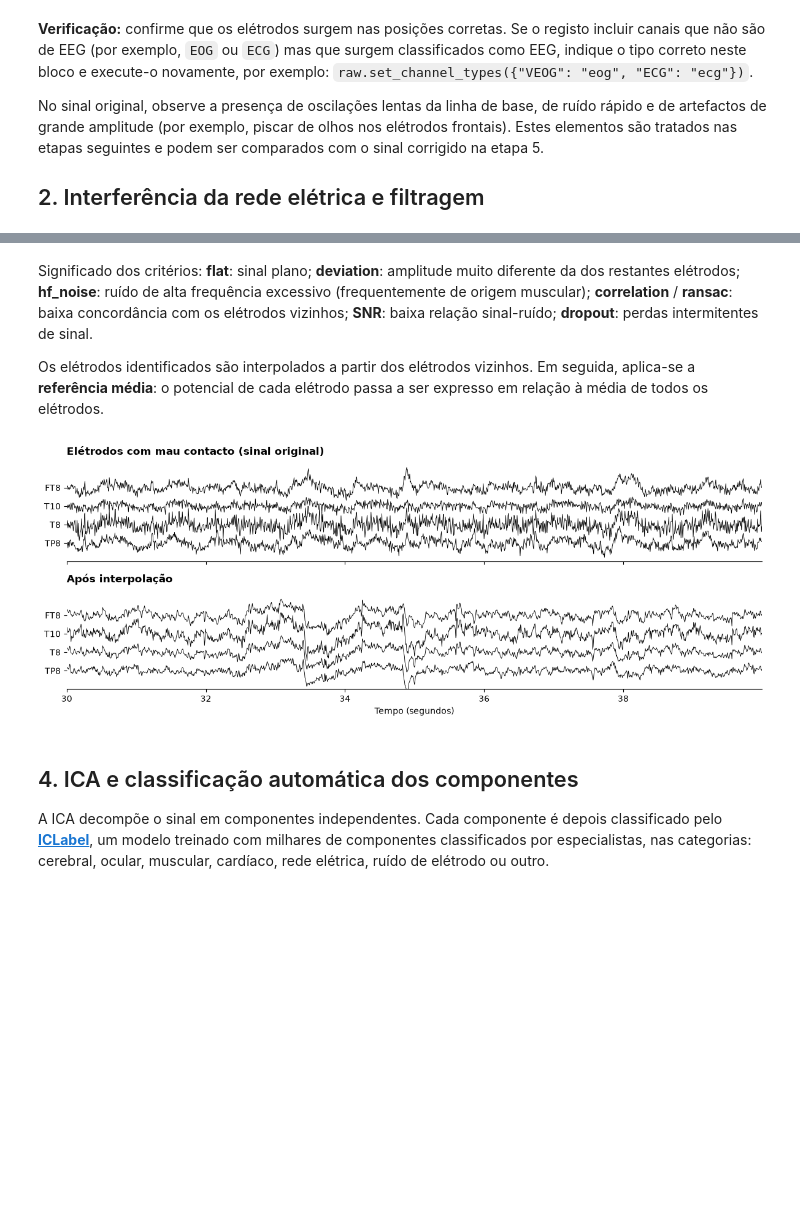
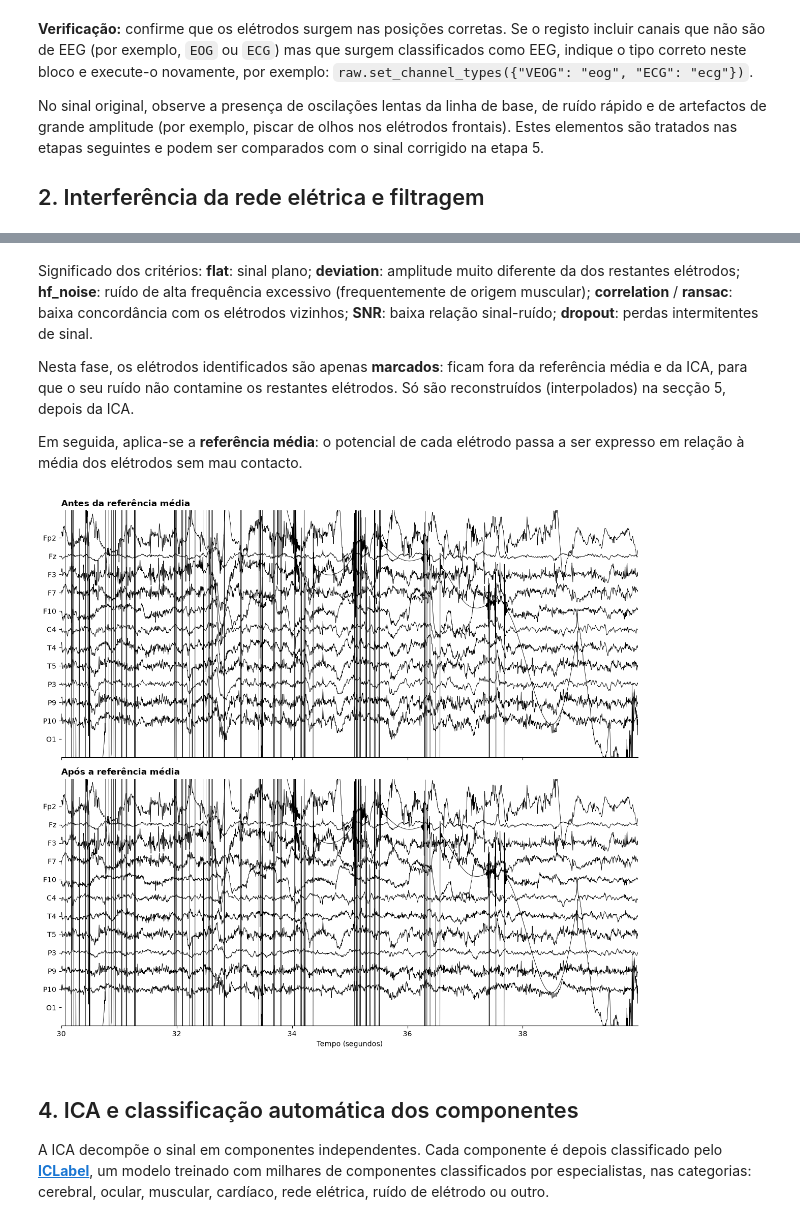
Before and after one commit to AnaLuciaRocha/eeg_course, a Jupyter notebook: notebooks/02_pipeline_completo.ipynb, the cells around one changed output, grey strips where cells are left out. Cells and saved outputs as stored; diff of their text form; code cells hidden in the pictures; blank space fills up the shorter version.

```diff
--- a/notebooks/02_pipeline_completo.ipynb
+++ b/notebooks/02_pipeline_completo.ipynb
@@ -438,16 +452,17 @@ bads = find_bad_channels(filtered)
 # %% [markdown]
 Significado dos critérios: **flat**: sinal plano; **deviation**: amplitude muito diferente da dos restantes elétrodos; **hf_noise**: ruído de alta frequência excessivo (frequentemente de origem muscular); **correlation** / **ransac**: baixa concordância com os elétrodos vizinhos; **SNR**: baixa relação sinal-ruído; **dropout**: perdas intermitentes de sinal.
 
-Os elétrodos identificados são interpolados a partir dos elétrodos vizinhos. Em seguida, aplica-se a **referência média**: o potencial de cada elétrodo passa a ser expresso em relação à média de todos os elétrodos.
+Nesta fase, os elétrodos identificados são apenas **marcados**: ficam fora da referência média e da ICA, para que o seu ruído não contamine os restantes elétrodos. Só são reconstruídos (interpolados) na secção 5, depois da ICA.
+
+Em seguida, aplica-se a **referência média**: o potencial de cada elétrodo passa a ser expresso em relação à média dos elétrodos sem mau contacto.
 # %%
 repaired = filtered.copy()
-repaired.info["bads"] = bads
-repaired.interpolate_bads()
-repaired.set_eeg_reference("average")
+repaired.info["bads"] = bads             # marcar: ficam fora da referência média e da ICA
+repaired.set_eeg_reference("average")    # referência média, calculada sem os elétrodos marcados
 
-show([filtered, repaired], ["Elétrodos com mau contacto (sinal original)", "Após interpolação"], channels=bads[:12])
+show([filtered, repaired], ["Antes da referência média", "Após a referência média"])
 # %% [output]
-[figure, old version]
+[figure, new version]
 # %% [markdown]
 ## 4. ICA e classificação automática dos componentes
 
```
Also changed, not shown: parts of 16 cells of this notebook, 3 other files.
